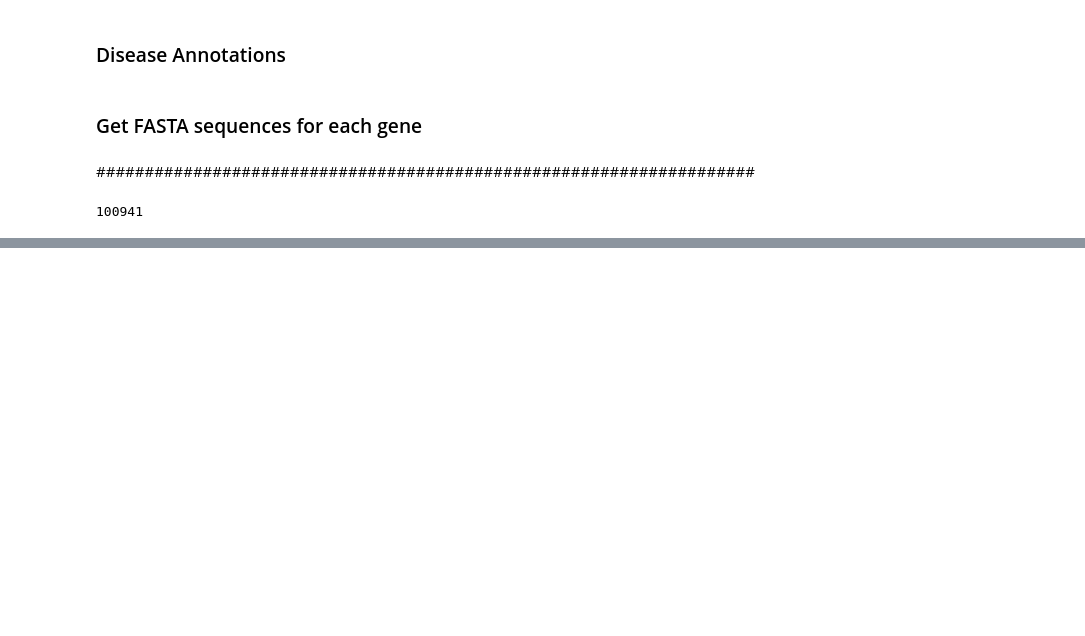
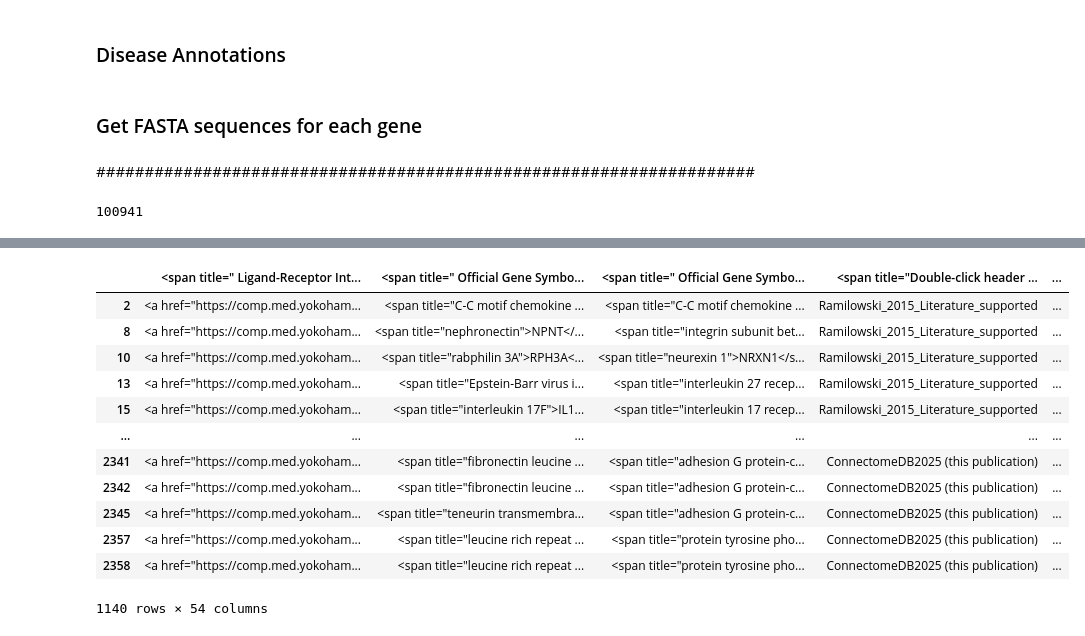
Before and after one commit to bioinfo-YCU/ConnectomeDB, a Jupyter notebook: Python_test.ipynb, the cells around one changed output, grey strips where cells are left out. Saved outputs shown, nothing was run; the diff lists cells and outputs as text; code cells hidden in the pictures; blank space fills up the shorter version.

```diff
--- a/Python_test.ipynb
+++ b/Python_test.ipynb
@@ -666,0 +1270,16 @@ fetch_pubmed_data(pmid_list, hgnc_symbols)
+# %%
+species_gene_pair
+# %% [output]
+|  | <span title=" Ligand-Receptor Int... | <span title=" Official Gene Symbo... | <span title=" Official Gene Symbo... | <span title="Double-click header ... | ... |
+| 2 | <a href="https://comp.med.yokoham... | <span title="C-C motif chemokine ... | <span title="C-C motif chemokine ... | Ramilowski_2015_Literature_supported | ... |
+| 8 | <a href="https://comp.med.yokoham... | <span title="nephronectin">NPNT</... | <span title="integrin subunit bet... | Ramilowski_2015_Literature_supported | ... |
+| 10 | <a href="https://comp.med.yokoham... | <span title="rabphilin 3A">RPH3A<... | <span title="neurexin 1">NRXN1</s... | Ramilowski_2015_Literature_supported | ... |
+| 13 | <a href="https://comp.med.yokoham... | <span title="Epstein-Barr virus i... | <span title="interleukin 27 recep... | Ramilowski_2015_Literature_supported | ... |
+| 15 | <a href="https://comp.med.yokoham... | <span title="interleukin 17F">IL1... | <span title="interleukin 17 recep... | Ramilowski_2015_Literature_supported | ... |
+| ... | ... | ... | ... | ... | ... |
+| 2341 | <a href="https://comp.med.yokoham... | <span title="fibronectin leucine ... | <span title="adhesion G protein-c... | ConnectomeDB2025 (this publication) | ... |
+| 2342 | <a href="https://comp.med.yokoham... | <span title="fibronectin leucine ... | <span title="adhesion G protein-c... | ConnectomeDB2025 (this publication) | ... |
+| 2345 | <a href="https://comp.med.yokoham... | <span title="teneurin transmembra... | <span title="adhesion G protein-c... | ConnectomeDB2025 (this publication) | ... |
+| 2357 | <a href="https://comp.med.yokoham... | <span title="leucine rich repeat ... | <span title="protein tyrosine pho... | ConnectomeDB2025 (this publication) | ... |
+| 2358 | <a href="https://comp.med.yokoham... | <span title="leucine rich repeat ... | <span title="protein tyrosine pho... | ConnectomeDB2025 (this publication) | ... |
+1140 rows × 54 columns
```
Also changed, not shown: parts of 16 cells of this notebook, 17 other files.
